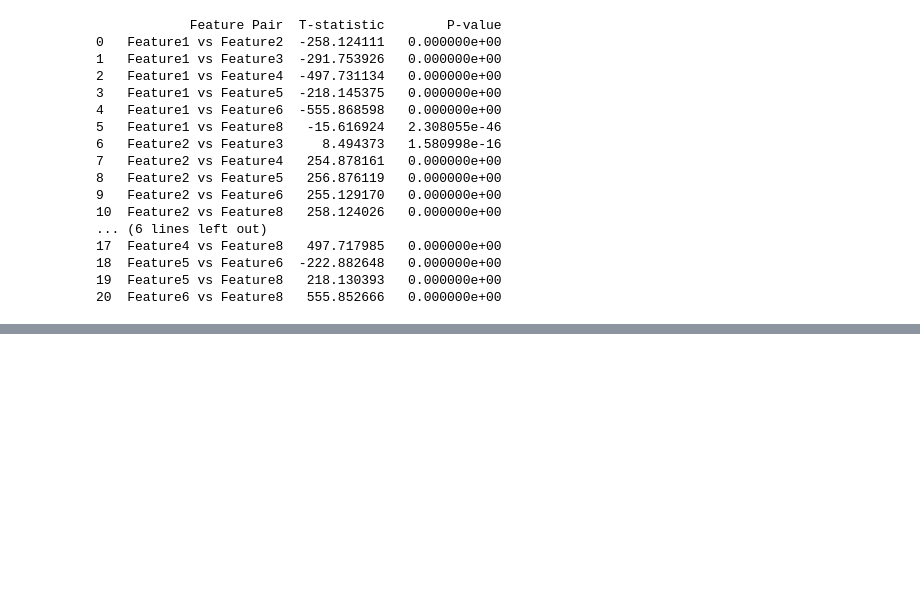
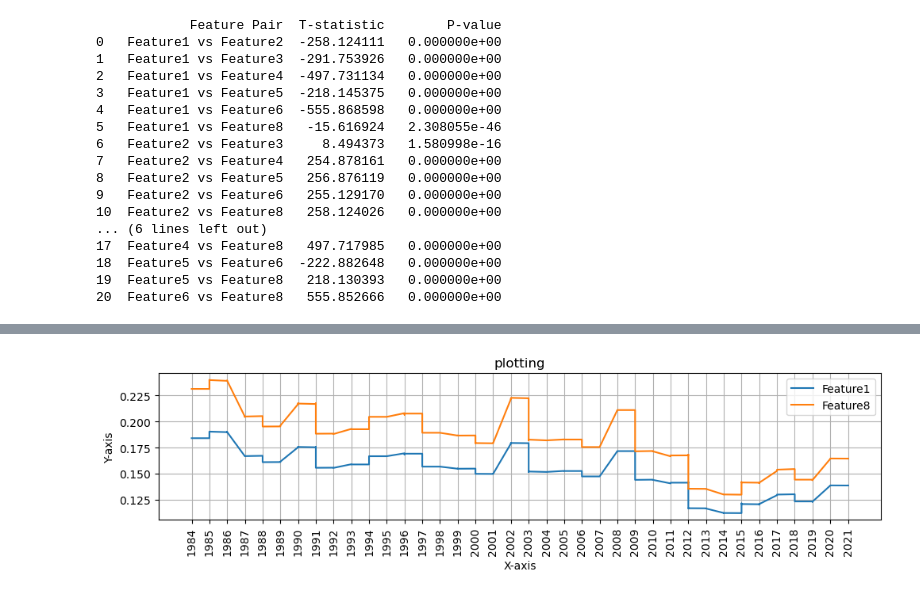
Before and after one commit to harsh125op/waterLevel, a Jupyter notebook: 5_Data_Analatics.ipynb, the cells around one changed output, grey strips where cells are left out. Cells and saved outputs as stored; diff of their text form; code cells hidden in the pictures; blank space fills up the shorter version.

```diff
--- a/5_Data_Analatics.ipynb
+++ b/5_Data_Analatics.ipynb
@@ -208,0 +223,20 @@ print(pairwise_results_df)
+# %%
+import pandas as pd
+
+# Assuming your dataset is loaded in the variable data
+# Example: data = pd.DataFrame(...)
+
+# Generate the years based on the number of rows and rows per year
+start_year = 1984
+rows_per_year = 8
+total_rows = len(data)
+
+# Calculate the year for each row
+years = [start_year + (i // rows_per_year) for i in range(total_rows)]
+
+# Add the 'Year' column to the dataset
+data['Year'] = years
+
+# Print the first few rows to verify
+
+data.tail()
@@ -208,0 +250,4 @@ print(pairwise_results_df)
+# %%
+ploty(data["Year"],data[["Feature1","Feature8"]], interval=35)
+# %% [output]
+[figure, added]
```
Also changed, not shown: parts of 5 cells of this notebook.
